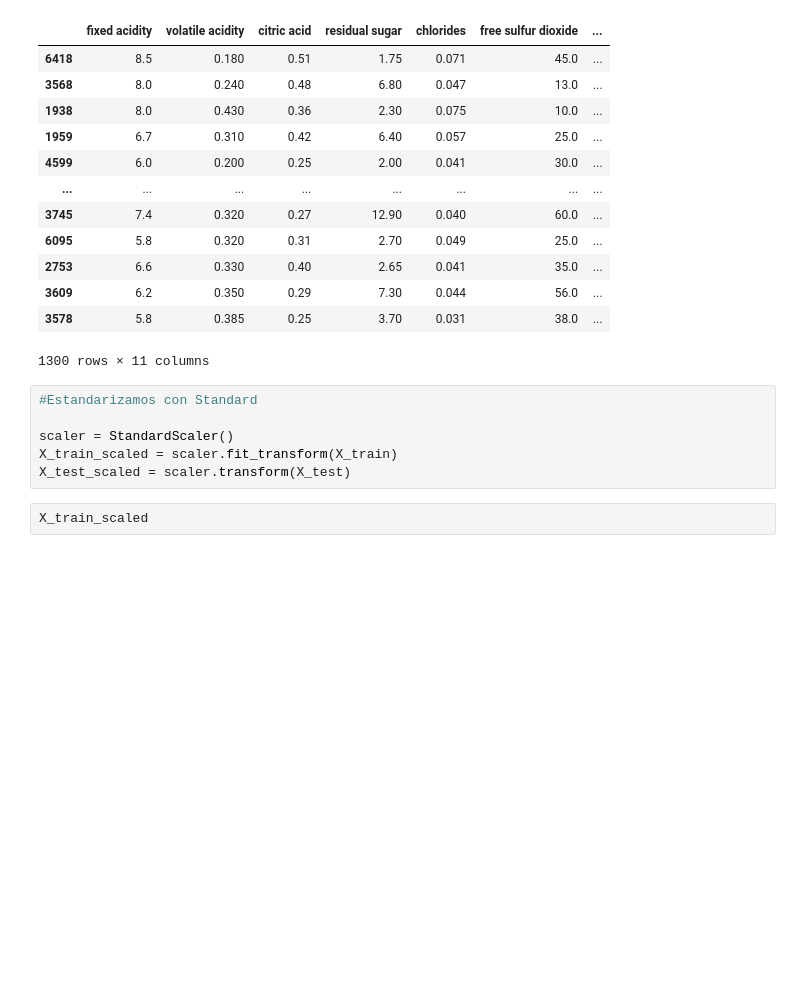
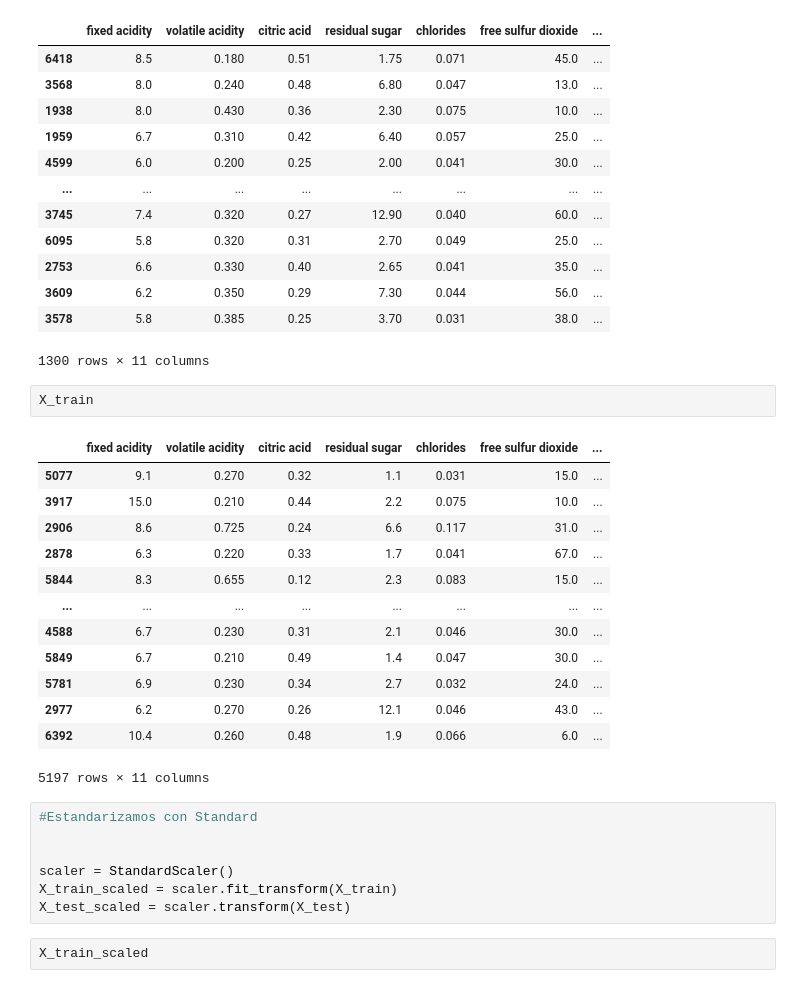
Before and after one commit to salvatorelodato/ONLINE_DS_THEBRIDGE_SL, a Jupyter notebook: Sprint_12/Sprint_12/Unidad_02/Practica_Obligatoria/18_Practica_Obligatoria_Repaso_Aprendizaje_Supervisado.ipynb, the cells around one changed output. Drawn from its saved outputs; the diff is of its cells as text; blank space fills up the shorter version.

```diff
--- a/Sprint_12/Sprint_12/Unidad_02/Practica_Obligatoria/18_Practica_Obligatoria_Repaso_Aprendizaje_Supervisado.ipynb
+++ b/Sprint_12/Sprint_12/Unidad_02/Practica_Obligatoria/18_Practica_Obligatoria_Repaso_Aprendizaje_Supervisado.ipynb
@@ -217,8 +221,25 @@ X_test
 | 3609 | 6.2 | 0.350 | 0.29 | 7.30 | 0.044 | 56.0 | ... |
 | 3578 | 5.8 | 0.385 | 0.25 | 3.70 | 0.031 | 38.0 | ... |
 1300 rows × 11 columns
+# %%
+X_train
+# %% [output]
+|  | fixed acidity | volatile acidity | citric acid | residual sugar | chlorides | free sulfur dioxide | ... |
+| 5077 | 9.1 | 0.270 | 0.32 | 1.1 | 0.031 | 15.0 | ... |
+| 3917 | 15.0 | 0.210 | 0.44 | 2.2 | 0.075 | 10.0 | ... |
+| 2906 | 8.6 | 0.725 | 0.24 | 6.6 | 0.117 | 31.0 | ... |
+| 2878 | 6.3 | 0.220 | 0.33 | 1.7 | 0.041 | 67.0 | ... |
+| 5844 | 8.3 | 0.655 | 0.12 | 2.3 | 0.083 | 15.0 | ... |
+| ... | ... | ... | ... | ... | ... | ... | ... |
+| 4588 | 6.7 | 0.230 | 0.31 | 2.1 | 0.046 | 30.0 | ... |
+| 5849 | 6.7 | 0.210 | 0.49 | 1.4 | 0.047 | 30.0 | ... |
+| 5781 | 6.9 | 0.230 | 0.34 | 2.7 | 0.032 | 24.0 | ... |
+| 2977 | 6.2 | 0.270 | 0.26 | 12.1 | 0.046 | 43.0 | ... |
+| 6392 | 10.4 | 0.260 | 0.48 | 1.9 | 0.066 | 6.0 | ... |
+5197 rows × 11 columns
 # %%
 #Estandarizamos con Standard
+
 
 scaler = StandardScaler()
 X_train_scaled = scaler.fit_transform(X_train)
```
Also changed, not shown: parts of 13 cells of this notebook.
